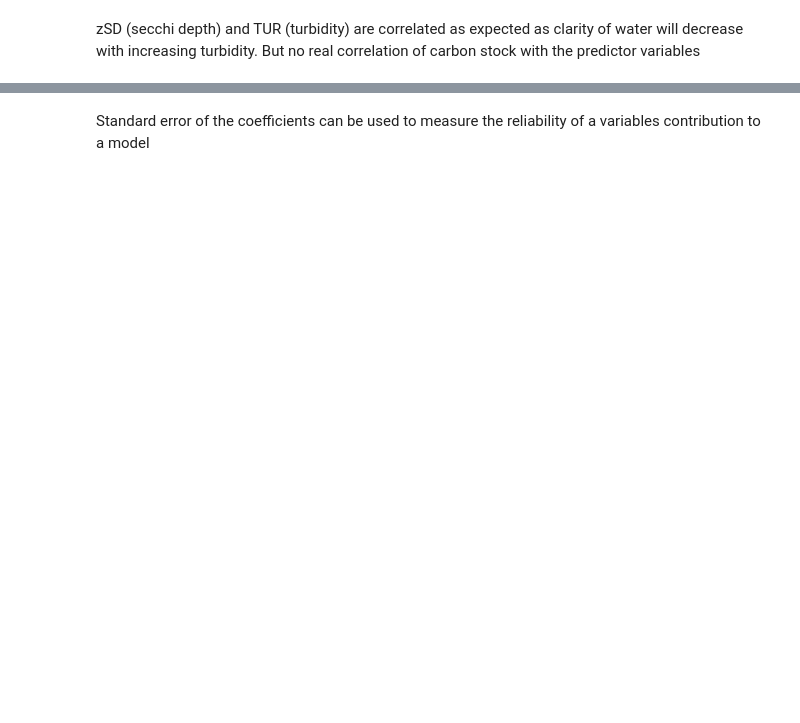
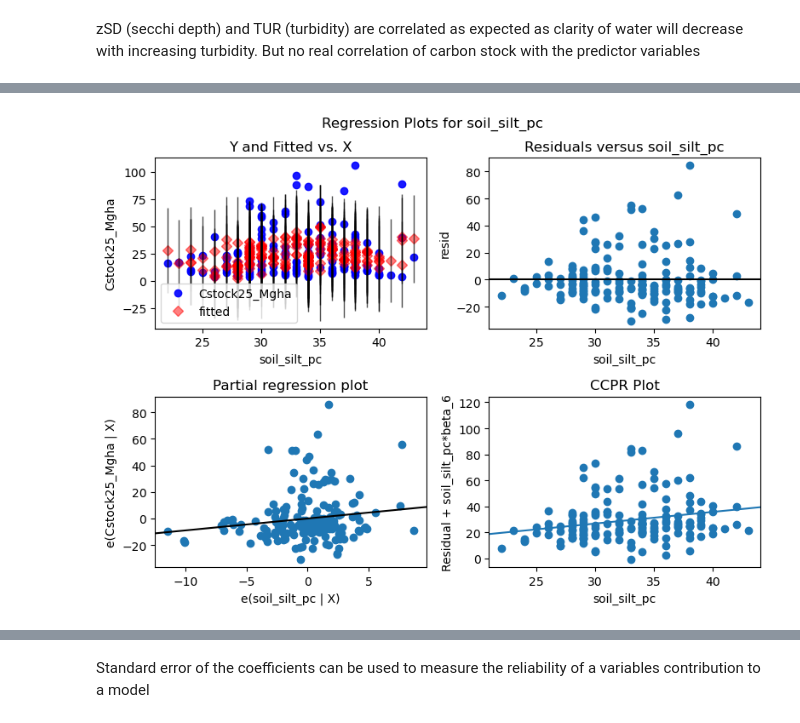
Before and after one commit to datasplod/seagrass_carbon, a Jupyter notebook: Sg Carbon Regression Analysis.ipynb, the cells around one changed output, grey strips where cells are left out. Cells and saved outputs as stored; diff of their text form; code cells hidden in the pictures; blank space fills up the shorter version.

```diff
--- a/Sg Carbon Regression Analysis.ipynb
+++ b/Sg Carbon Regression Analysis.ipynb
@@ -226,0 +93,5 @@ pres_df
+# %%
+#drop cat cols or select numeric columns only
+numerics = ['int16', 'int32', 'int64', 'float16', 'float32', 'float64', 'uint8']
+df = df_encoded.select_dtypes(include = numerics)
+df.shape
@@ -226,0 +100,7 @@ pres_df
+# %%
+#drop nan rows
+df = df.dropna(how='any')
+#drop outlier in cstock
+outlier = df[df['Cstock25_Mgha'] > 250].index
+df = df.drop(outlier)
+df.shape
@@ -595,0 +311,6 @@ strong multicollinearity or other numerical problems.
+# %%
+fig = plt.figure(figsize = (8,6))
+sm.graphics.plot_regress_exog(model_lr, 'soil_silt_pc', fig = fig)
+plt.show()
+# %% [output]
+[figure, added]
```
Also changed, not shown: parts of 195 cells of this notebook, 2 other files.
